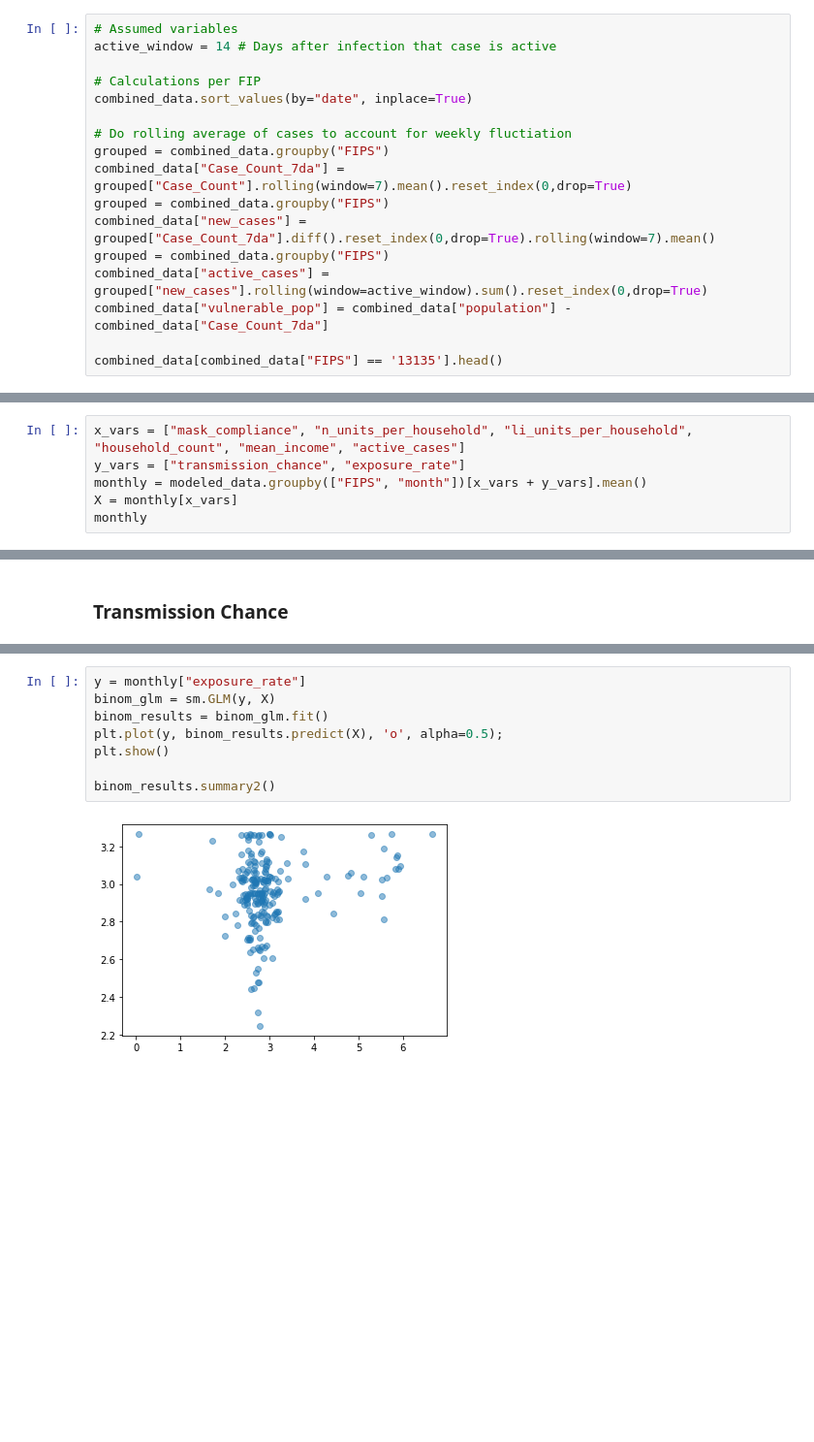
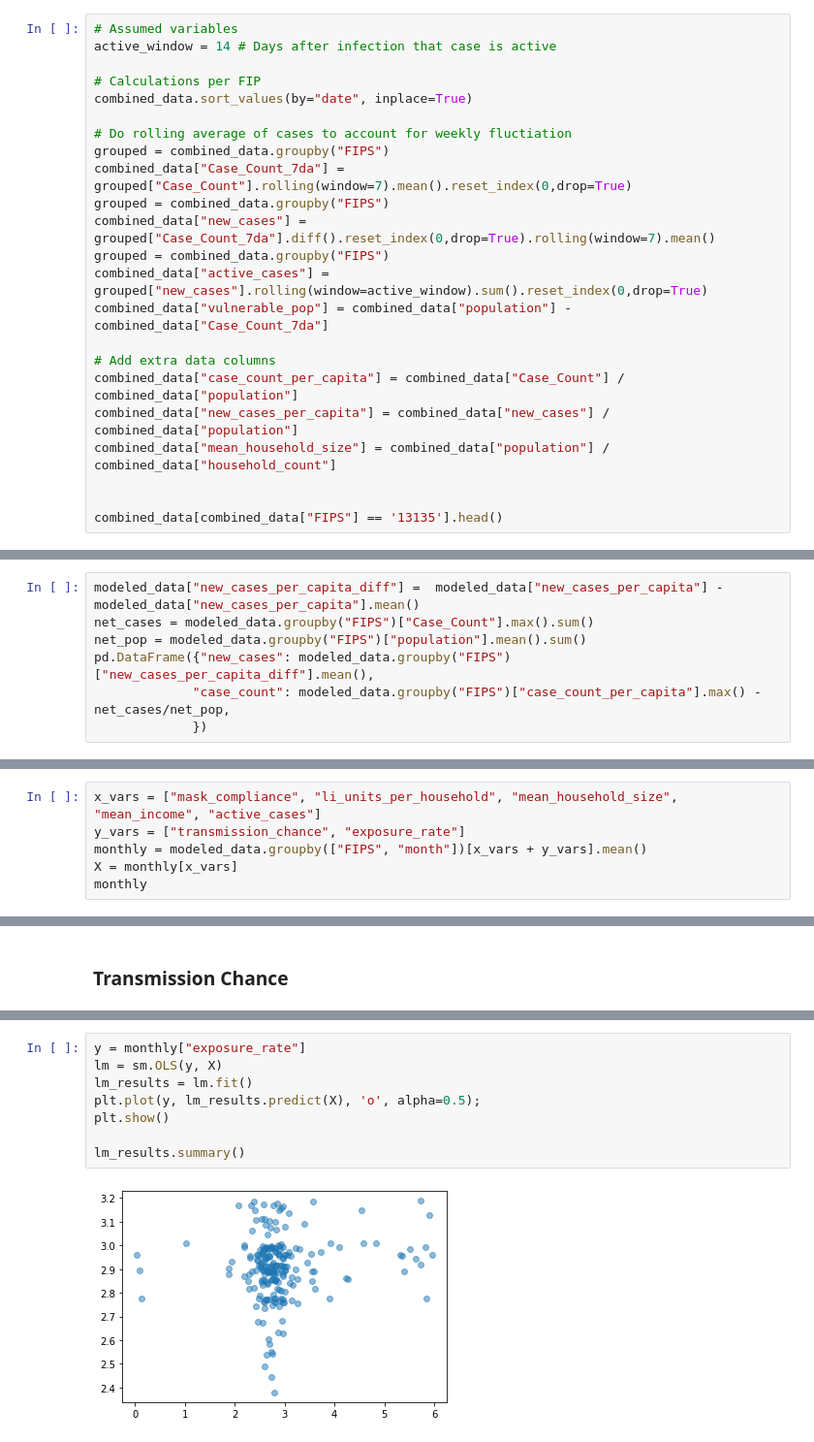
Before and after one commit to CaseCal/housing-covid-transmission, a Jupyter notebook: analysis.ipynb, the cells around one changed output, grey strips where cells are left out. Shown: that part at 97% size. Cells and saved outputs as stored; diff of their text form; blank space fills up the shorter version.

```diff
--- a/analysis.ipynb
+++ b/analysis.ipynb
@@ -136,6 +136,12 @@ grouped = combined_data.groupby("FIPS")
 combined_data["active_cases"] = grouped["new_cases"].rolling(window=active_window).sum().reset_index(0,drop=True)
 combined_data["vulnerable_pop"] = combined_data["population"] - combined_data["Case_Count_7da"]
 
+# Add extra data columns
+combined_data["case_count_per_capita"] = combined_data["Case_Count"] / combined_data["population"]
+combined_data["new_cases_per_capita"] = combined_data["new_cases"] / combined_data["population"]
+combined_data["mean_household_size"] = combined_data["population"] / combined_data["household_count"]
+
+
 combined_data[combined_data["FIPS"] == '13135'].head()
 # %% [output]
 |  | FIPS | date | Case_Count | mask_compliance | n_units | li_units | household_count | mean_income | ... |
@@ -274,0 +381,7 @@ plt.show()
+# %%
+modeled_data["new_cases_per_capita_diff"] =  modeled_data["new_cases_per_capita"] - modeled_data["new_cases_per_capita"].mean()
+net_cases = modeled_data.groupby("FIPS")["Case_Count"].max().sum()
+net_pop = modeled_data.groupby("FIPS")["population"].mean().sum()
+pd.DataFrame({"new_cases": modeled_data.groupby("FIPS")["new_cases_per_capita_diff"].mean(),
+             "case_count": modeled_data.groupby("FIPS")["case_count_per_capita"].max() - net_cases/net_pop,
+             })
@@ -279,7 +406,7 @@ We now analyze how our demogrpahic data relates to the modelled parameters
 # %% [markdown]
 Each month is a data point
 # %%
-x_vars = ["mask_compliance", "n_units_per_household", "li_units_per_household", "household_count", "mean_income", "active_cases"]
+x_vars = ["mask_compliance", "li_units_per_household", "mean_household_size", "mean_income", "active_cases"]
 y_vars = ["transmission_chance", "exposure_rate"]
 monthly = modeled_data.groupby(["FIPS", "month"])[x_vars + y_vars].mean()
 X = monthly[x_vars]
@@ -335,10 +478,10 @@ binom_results.summary2()
 # %%
 y = monthly["exposure_rate"]
-binom_glm = sm.GLM(y, X)
-binom_results = binom_glm.fit()
-plt.plot(y, binom_results.predict(X), 'o', alpha=0.5);
+lm = sm.OLS(y, X)
+lm_results = lm.fit()
+plt.plot(y, lm_results.predict(X), 'o', alpha=0.5);
 plt.show()
 
-binom_results.summary2()
+lm_results.summary()
 # %% [output]
-[figure, old version]
+[figure, new version]
```
Also changed, not shown: parts of 19 cells of this notebook, 1 other file.
